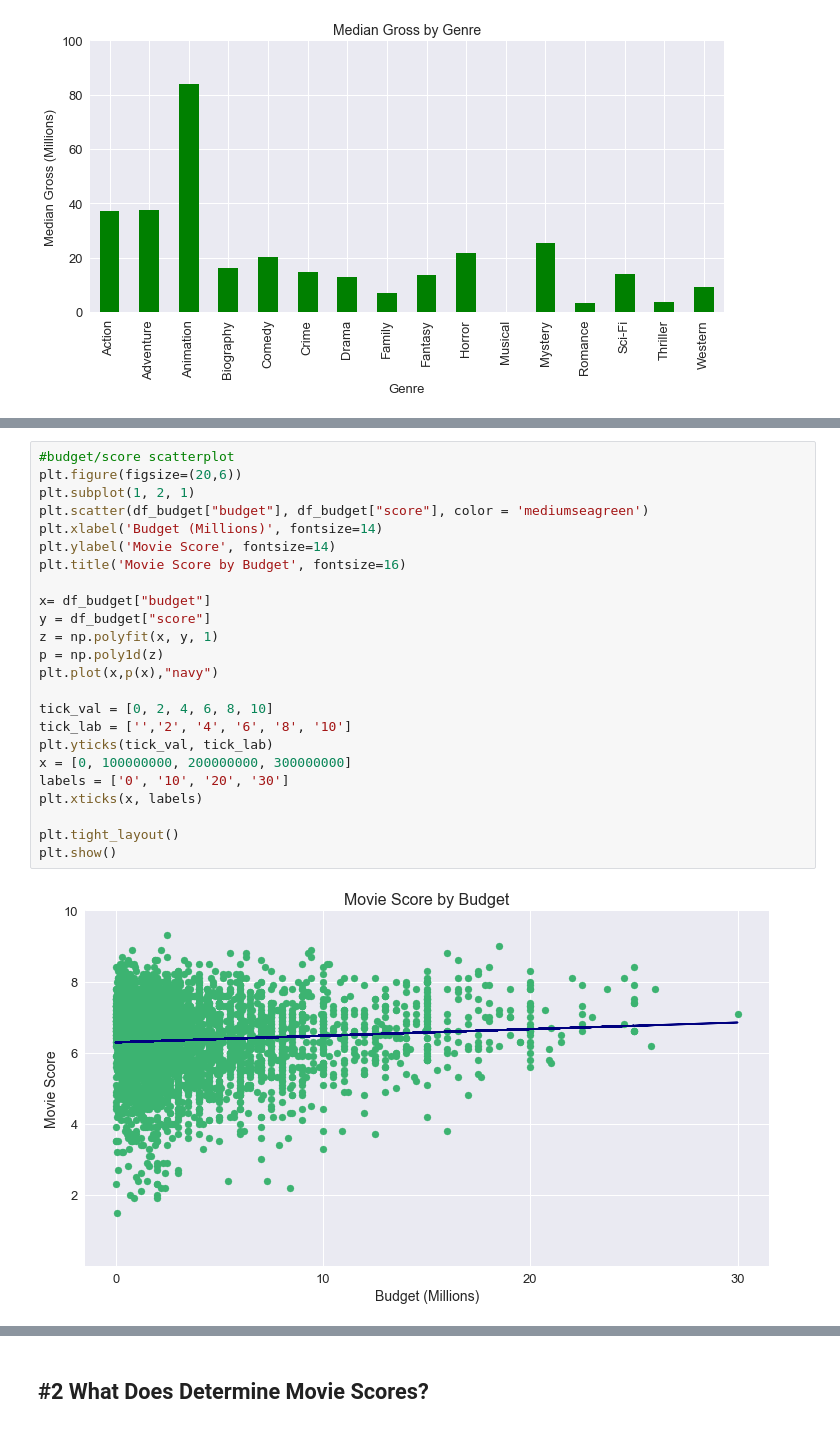
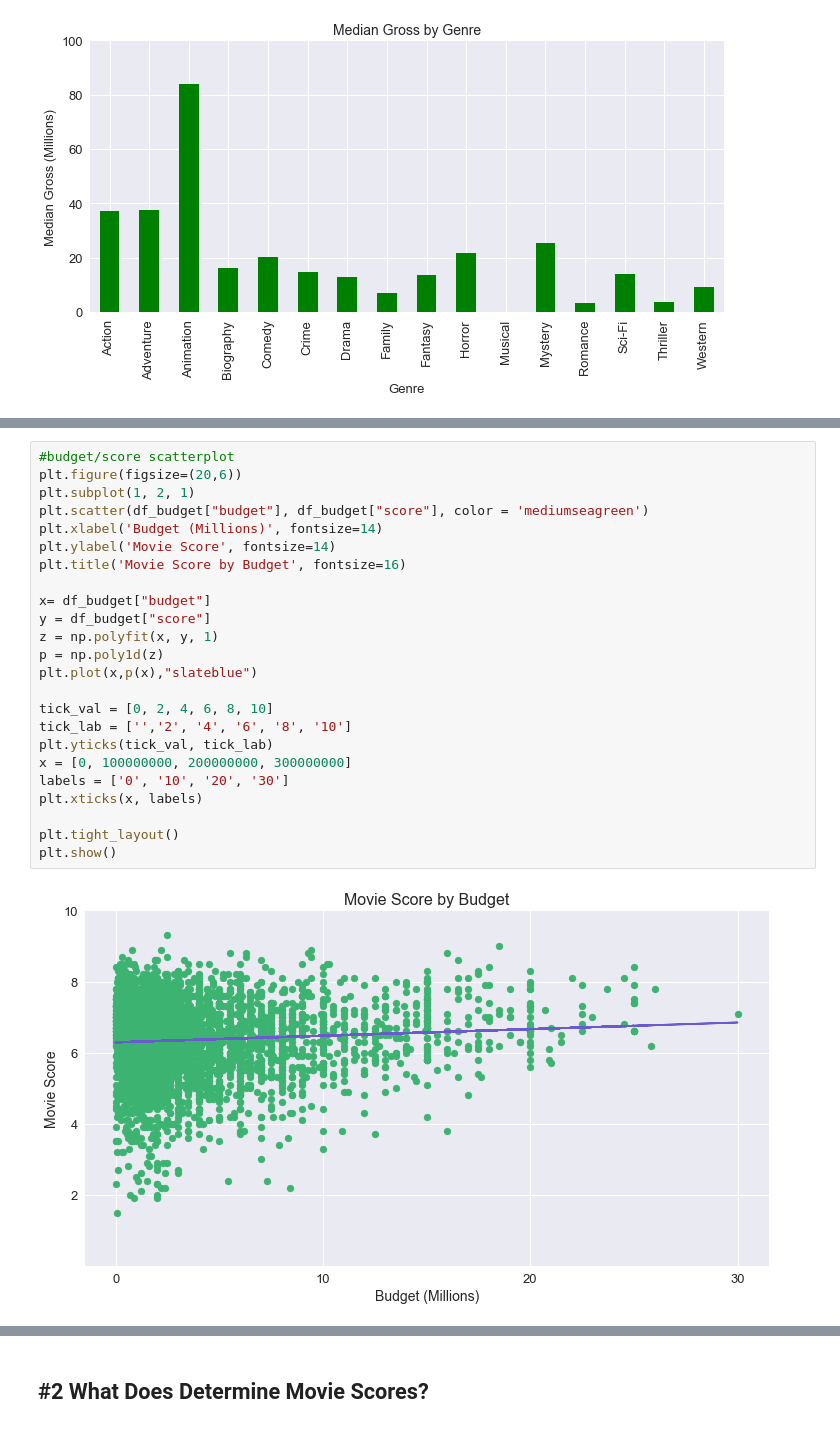
Before and after one commit to Toddizmo/Thinkful, a Jupyter notebook: Olsen_Todd_Capstone.ipynb, the cells around one changed output, grey strips where cells are left out. Cells and saved outputs as stored; diff of their text form.

```diff
--- a/Olsen_Todd_Capstone.ipynb
+++ b/Olsen_Todd_Capstone.ipynb
@@ -150,29 +166,29 @@ We will be using scatterplots and regression lines to determine if there is a si
 # %%
 #budget/score scatterplot
 plt.figure(figsize=(20,6))
 plt.subplot(1, 2, 1)
 plt.scatter(df_budget["budget"], df_budget["score"], color = 'mediumseagreen')
 plt.xlabel('Budget (Millions)', fontsize=14)
 plt.ylabel('Movie Score', fontsize=14)
 plt.title('Movie Score by Budget', fontsize=16)
 
 x= df_budget["budget"]
 y = df_budget["score"]
 z = np.polyfit(x, y, 1)
 p = np.poly1d(z)
-plt.plot(x,p(x),"navy")
+plt.plot(x,p(x),"slateblue")
 
 tick_val = [0, 2, 4, 6, 8, 10]
 tick_lab = ['','2', '4', '6', '8', '10']
 plt.yticks(tick_val, tick_lab)
 x = [0, 100000000, 200000000, 300000000]
 labels = ['0', '10', '20', '30']
 plt.xticks(x, labels)
 
 plt.tight_layout()
 plt.show()
 # %% [output]
-[figure, old version]
+[figure, new version]
 # %%
 #gross/score scatterplot
 plt.figure(figsize=(20,6))
```
Also changed, not shown: parts of 41 cells of this notebook.
